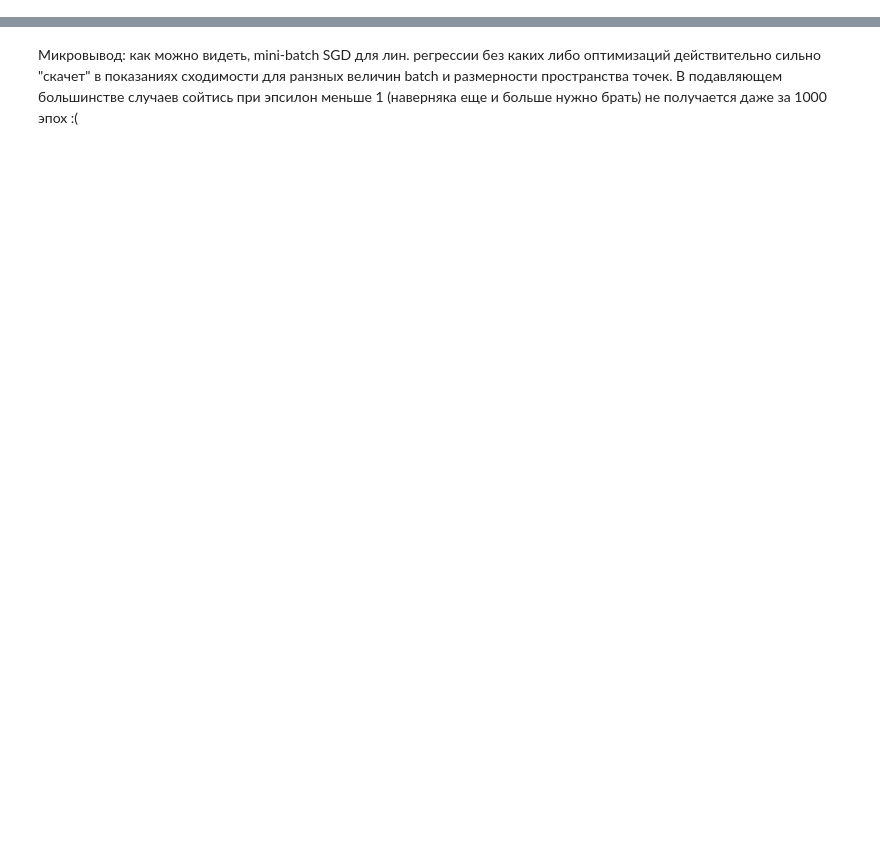
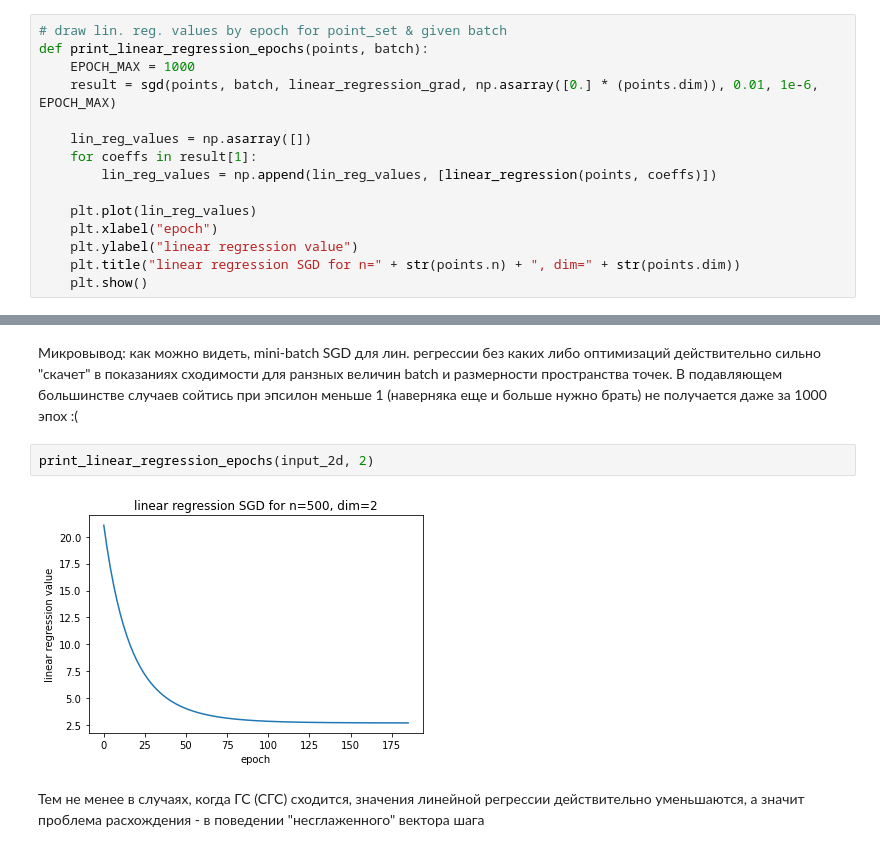
Before and after one commit to Volodka22/MetOpt, a Jupyter notebook: lab2/linear-regression.ipynb, the cells around one changed output, grey strips where cells are left out. Drawn from its saved outputs; the diff is of its cells as text; blank space fills up the shorter version.

Commit message:
Comment evrthng + draw lin. reg. by epoches

```diff
--- a/lab2/linear-regression.ipynb
+++ b/lab2/linear-regression.ipynb
@@ -121,2 +110,17 @@ def batch_size_analyze(points):
     plt.title("Mini-batch SGD for n=" + str(points.n) + ", dim=" + str(points.dim))
     plt.show()
+# %%
+# draw lin. reg. values by epoch for point_set & given batch
+def print_linear_regression_epochs(points, batch):
+    EPOCH_MAX = 1000
+    result = sgd(points, batch, linear_regression_grad, np.asarray([0.] * (points.dim)), 0.01, 1e-6, EPOCH_MAX)
+
+    lin_reg_values = np.asarray([])
+    for coeffs in result[1]:
+        lin_reg_values = np.append(lin_reg_values, [linear_regression(points, coeffs)])
+
+    plt.plot(lin_reg_values)
+    plt.xlabel("epoch")
+    plt.ylabel("linear regression value")
+    plt.title("linear regression SGD for n=" + str(points.n) + ", dim=" + str(points.dim))
+    plt.show()
@@ -133,2 +139,8 @@ batch_size_analyze(input_large)
 # %% [markdown]
 Микровывод: как можно видеть, mini-batch SGD для лин. регрессии без каких либо оптимизаций действительно сильно "скачет" в показаниях сходимости для ранзных величин batch и размерности пространства точек. В подавляющем большинстве случаев сойтись при эпсилон меньше 1 (наверняка еще и больше нужно брать) не получается даже за 1000 эпох :(
+# %%
+print_linear_regression_epochs(input_2d, 2)
+# %% [output]
+[figure, added]
+# %% [markdown]
+Тем не менее в случаях, когда ГС (СГС) сходится, значения линейной регрессии действительно уменьшаются, а значит проблема расхождения - в поведении "несглаженного" вектора шага
```
Also changed, not shown: parts of 7 cells of this notebook.
